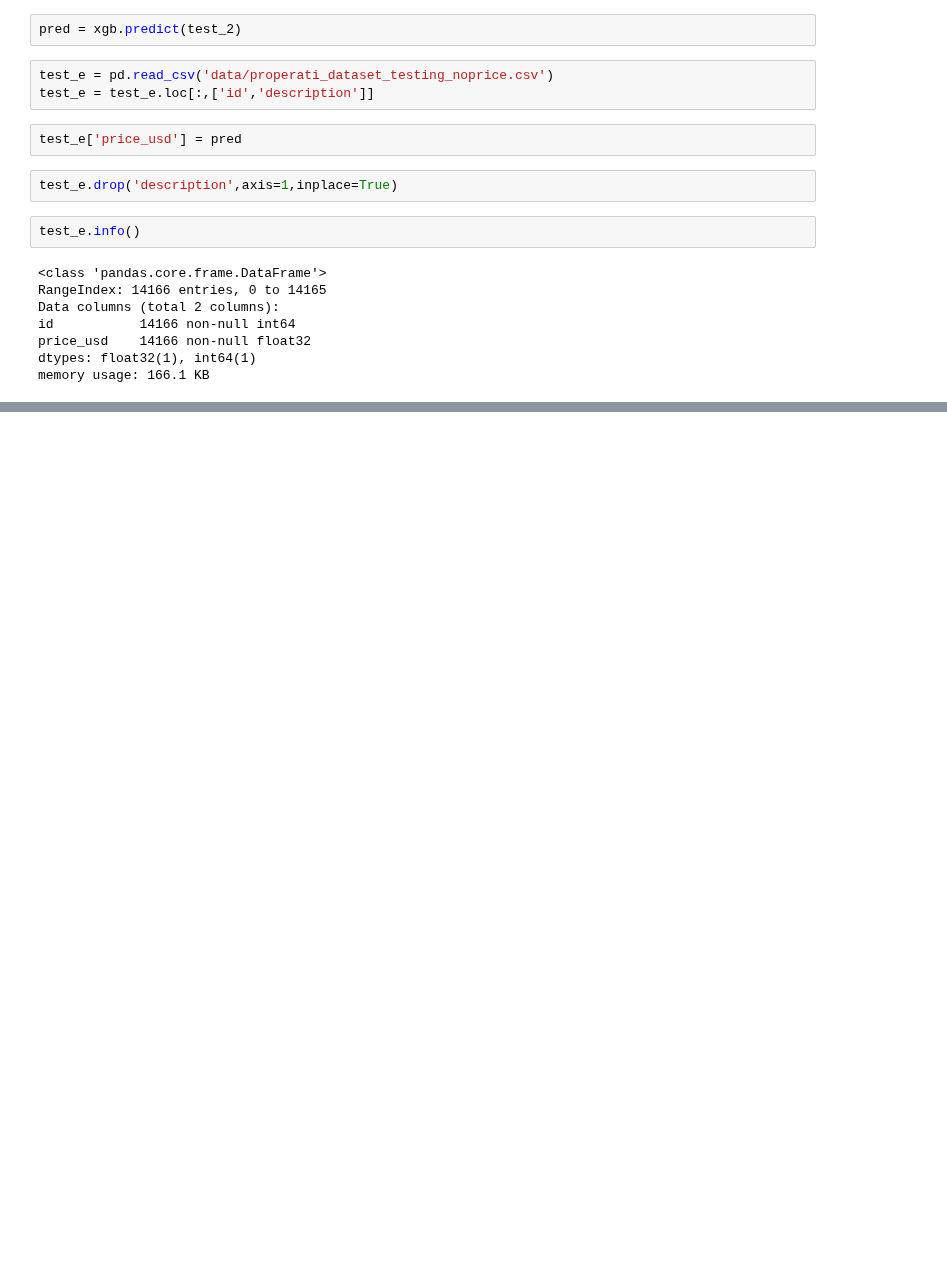
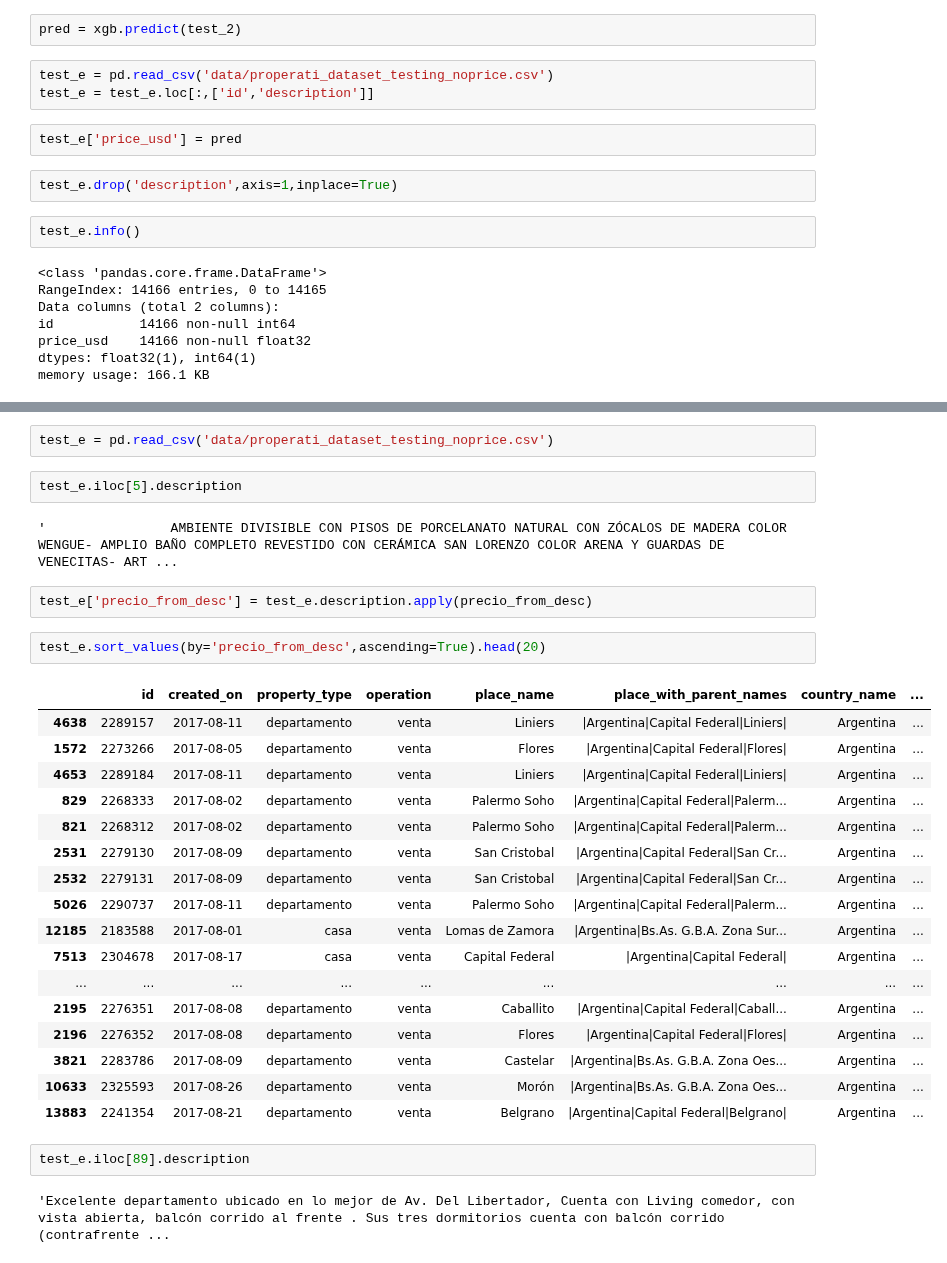
Before and after one commit to LucianoGiannotti/ProperatiDatosTP, a Jupyter notebook: TP2-XGBOOST.ipynb, the cells around one changed output, grey strips where cells are left out. Cells and saved outputs as stored; diff of their text form; blank space fills up the shorter version.

```diff
--- a/TP2-XGBOOST.ipynb
+++ b/TP2-XGBOOST.ipynb
@@ -431,0 +516,32 @@ test_e.to_csv('Predicciones/XgBoost.csv', index = False)
+# %%
+test_e = pd.read_csv('data/properati_dataset_testing_noprice.csv')
+# %%
+test_e.iloc[5].description
+# %% [output]
+'                AMBIENTE DIVISIBLE CON PISOS DE PORCELANATO NATURAL CON ZÓCALOS DE MADERA COLOR WENGUE- AMPLIO BAÑO COMPLETO REVESTIDO CON CERÁMICA SAN LORENZO COLOR ARENA Y GUARDAS DE VENECITAS- ART ...
+# %%
+test_e['precio_from_desc'] = test_e.description.apply(precio_from_desc)
+# %%
+test_e.sort_values(by='precio_from_desc',ascending=True).head(20)
+# %% [output]
+|  | id | created_on | property_type | operation | place_name | place_with_parent_names | country_name | ... |
+| 4638 | 2289157 | 2017-08-11 | departamento | venta | Liniers | |Argentina|Capital Federal|Liniers| | Argentina | ... |
+| 1572 | 2273266 | 2017-08-05 | departamento | venta | Flores | |Argentina|Capital Federal|Flores| | Argentina | ... |
+| 4653 | 2289184 | 2017-08-11 | departamento | venta | Liniers | |Argentina|Capital Federal|Liniers| | Argentina | ... |
+| 829 | 2268333 | 2017-08-02 | departamento | venta | Palermo Soho | |Argentina|Capital Federal|Palerm... | Argentina | ... |
+| 821 | 2268312 | 2017-08-02 | departamento | venta | Palermo Soho | |Argentina|Capital Federal|Palerm... | Argentina | ... |
+| 2531 | 2279130 | 2017-08-09 | departamento | venta | San Cristobal | |Argentina|Capital Federal|San Cr... | Argentina | ... |
+| 2532 | 2279131 | 2017-08-09 | departamento | venta | San Cristobal | |Argentina|Capital Federal|San Cr... | Argentina | ... |
+| 5026 | 2290737 | 2017-08-11 | departamento | venta | Palermo Soho | |Argentina|Capital Federal|Palerm... | Argentina | ... |
+| 12185 | 2183588 | 2017-08-01 | casa | venta | Lomas de Zamora | |Argentina|Bs.As. G.B.A. Zona Sur... | Argentina | ... |
+| 7513 | 2304678 | 2017-08-17 | casa | venta | Capital Federal | |Argentina|Capital Federal| | Argentina | ... |
+| ... | ... | ... | ... | ... | ... | ... | ... | ... |
+| 2195 | 2276351 | 2017-08-08 | departamento | venta | Caballito | |Argentina|Capital Federal|Caball... | Argentina | ... |
+| 2196 | 2276352 | 2017-08-08 | departamento | venta | Flores | |Argentina|Capital Federal|Flores| | Argentina | ... |
+| 3821 | 2283786 | 2017-08-09 | departamento | venta | Castelar | |Argentina|Bs.As. G.B.A. Zona Oes... | Argentina | ... |
+| 10633 | 2325593 | 2017-08-26 | departamento | venta | Morón | |Argentina|Bs.As. G.B.A. Zona Oes... | Argentina | ... |
+| 13883 | 2241354 | 2017-08-21 | departamento | venta | Belgrano | |Argentina|Capital Federal|Belgrano| | Argentina | ... |
+# %%
+test_e.iloc[89].description
+# %% [output]
+'Excelente departamento ubicado en lo mejor de Av. Del Libertador, Cuenta con Living comedor, con vista abierta, balcón corrido al frente . Sus tres dormitorios cuenta con balcón corrido (contrafrente ...
```
Also changed, not shown: parts of 22 cells of this notebook, 2 other files.
